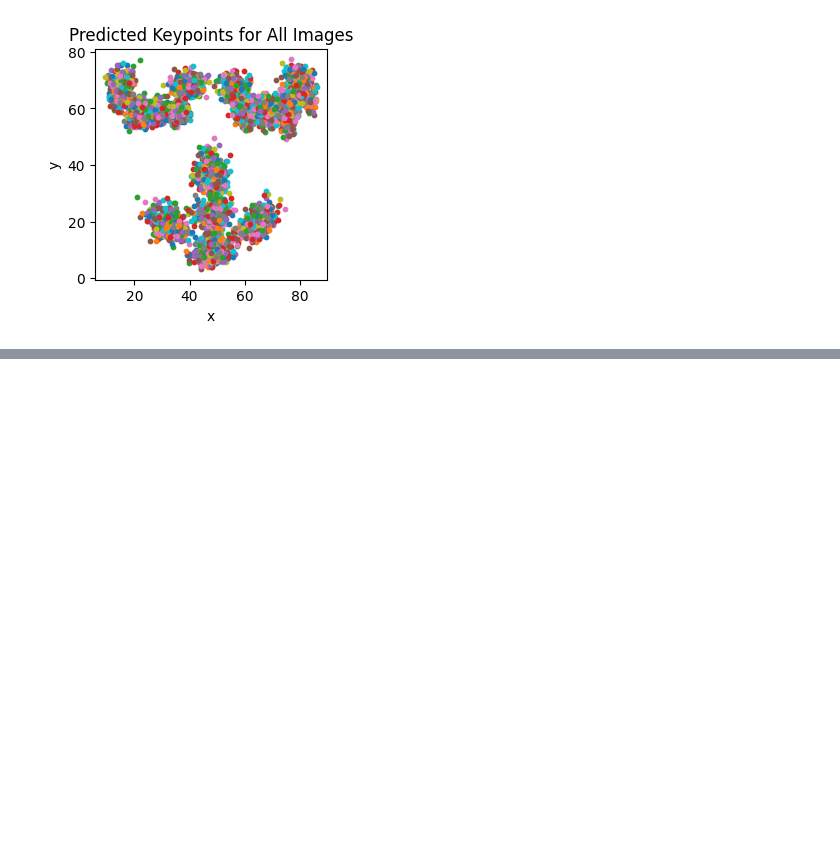
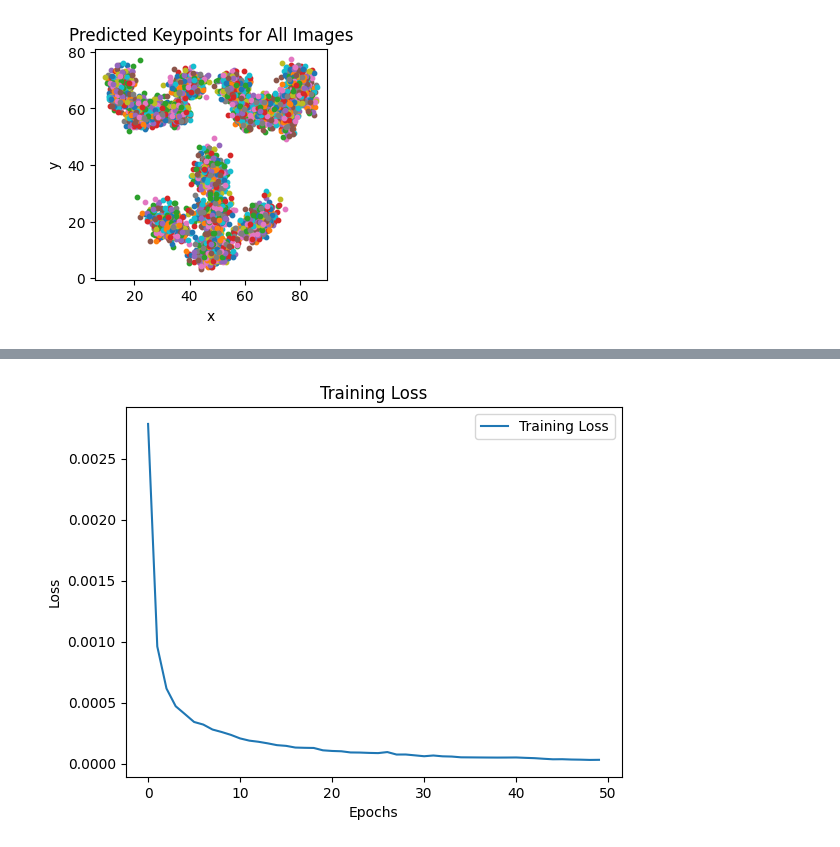
Before and after one commit to elmomote/DL2024-FacialKeypointDetectionProject, a Jupyter notebook: [F24_DL]_Facial_Keypoint_Detection_Project.ipynb, the cells around one changed output, grey strips where cells are left out. Drawn from its saved outputs; the diff is of its cells as text; code cells hidden in the pictures; blank space fills up the shorter version.

Commit message:
Final model trained and kaggle test set used for evaluation.

```diff
--- a/[F24_DL]_Facial_Keypoint_Detection_Project.ipynb
+++ b/[F24_DL]_Facial_Keypoint_Detection_Project.ipynb
@@ -1607,0 +1669,3 @@ plot_all_keypoint_predictions(m2_attempt_6, x_test)
+# %%
+final_model = final_model()
+final_model.summary()
@@ -1607,0 +1694,15 @@ plot_all_keypoint_predictions(m2_attempt_6, x_test)
+# %%
+early_stopping = EarlyStopping(monitor = 'loss', verbose = 1, patience = 5, restore_best_weights = True)
+
+final_model.compile(
+  optimizer = 'adam',
+  loss = 'mean_squared_error'
+)
+
+final_history = final_model.fit(
+  x_train,
+  y_train,
+  epochs = 50,
+  batch_size = 32,
+  callbacks = [early_stopping]
+)
@@ -1607,0 +1727,10 @@ plot_all_keypoint_predictions(m2_attempt_6, x_test)
+# %%
+plt.plot(final_history.history['loss'], label='Training Loss')
+
+plt.xlabel('Epochs')
+plt.ylabel('Loss')
+plt.legend()
+plt.title('Training Loss')
+plt.show()
+# %% [output]
+[figure, added]
```
Also changed, not shown: parts of 13 cells of this notebook.
